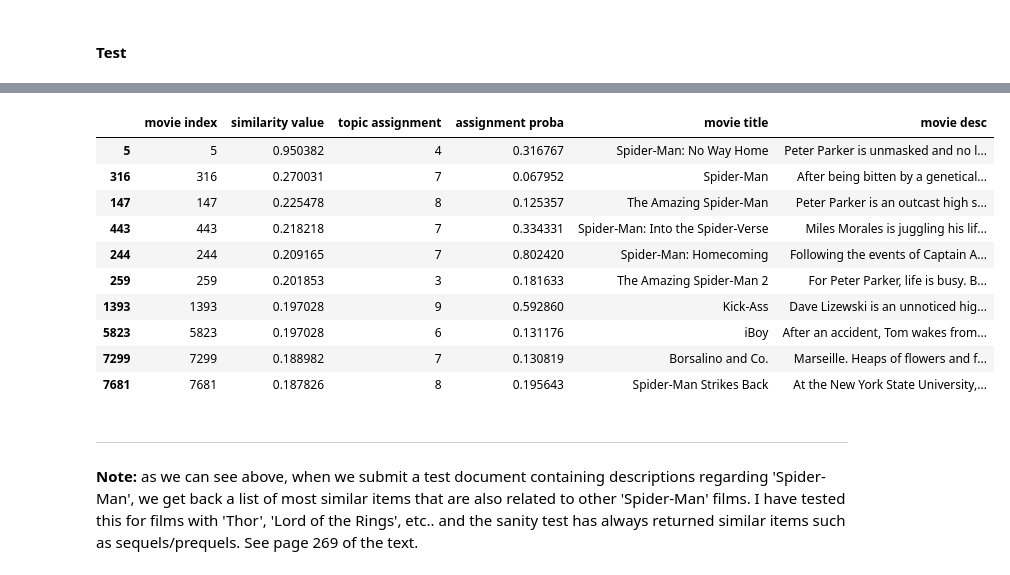
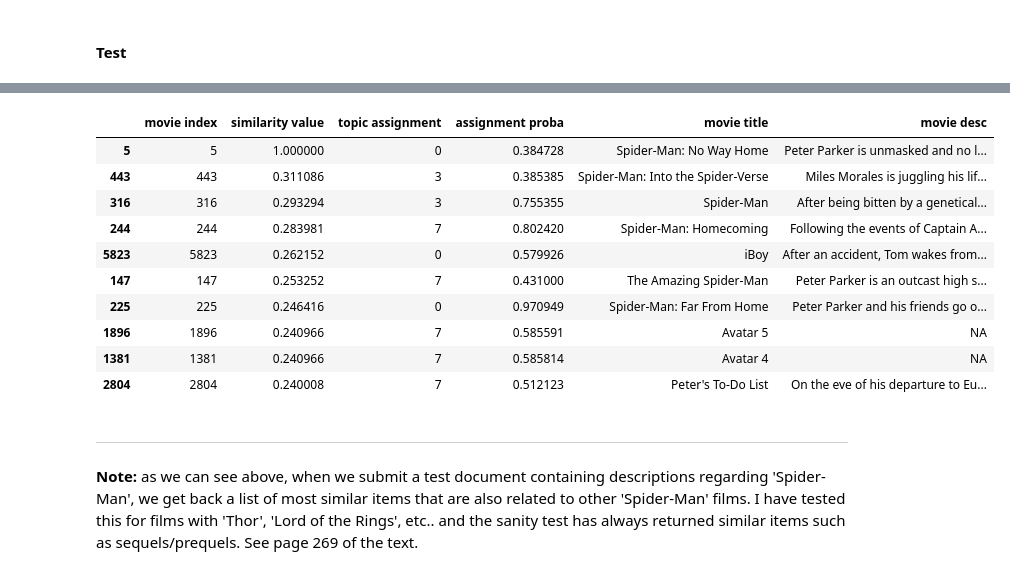
Before and after one commit to Walter-Ullon/practical_recommender_systems, a Jupyter notebook: ch10_ContentBasedFiltering/content_based_filtering.ipynb, the cells around one changed output, grey strips where cells are left out. Cells and saved outputs as stored; diff of their text form; code cells hidden in the pictures.

Commit message:
made it easier to search for test docs

```diff
--- a/ch10_ContentBasedFiltering/content_based_filtering.ipynb
+++ b/ch10_ContentBasedFiltering/content_based_filtering.ipynb
@@ -147,6 +147,37 @@ def document_cleaner_and_tokenizer(single_doc):
     # clean_text = [lemma.lemmatize(x) for x in tokenized_text if x not in stop_words]
 
     return clean_text
+# %%
+def document_cleaner_and_tokenizer(single_doc):
+    # drop/impute any vector with missing values:
+    if len(single_doc)==0:
+        single_doc = 'NA'
+
+    # define tokenizer (any word boundary):
+    tokenizer = RegexpTokenizer(r'\w+')
+
+    # import stop-words:
+    stop_words = get_stop_words('en')
+
+    # raw text to clean:
+    raw_text = single_doc
+
+    # define lemmatizer:
+    lemma = WordNetLemmatizer()
+
+    # set everything to lowercase:
+    lowercase_text = raw_text.lower()
+
+    # tokenize text into constituent parts:
+    tokenized_text = tokenizer.tokenize(lowercase_text)
+
+    # remove stop words (here, you'd stem/lemmatize too if necessary):
+    # here we also remove any token that is a single character (i.e. "he's" ---> ["he", "s"], so we drop the "s")
+    clean_text = [x for x in tokenized_text if x not in stop_words and len(x)>1]
+    # clean_text = [x for x in tokenized_text if x not in stop_words]
+    # clean_text = [lemma.lemmatize(x) for x in tokenized_text if x not in stop_words]
+
+    return clean_text
 # %%
 # document_cleaner_and_tokenizer(movie_desc_df['description'].iloc[554])
 # movie_desc_df['description'].iloc[554]
@@ -219,7 +250,7 @@ def get_corpus_topic_assignment(lda_model, corpus):
     topic_assignment = lda_model.get_document_topics(corpus)
 
     # selects the topic with highest probability:
-    top_assignment = [max(topics, key=itemgetter(0)) for topics in topic_assignment]
+    top_assignment = [max(topics, key=itemgetter(1)) for topics in topic_assignment]
 
     # splits the tuple into topic ID and its assignment probability:
     topic_id, topic_proba = map(list, zip(*top_assignment))
@@ -343,4 +375,5 @@ movie_desc_df[movie_desc_df['title'].str.contains('Spider-Man')]
 # %%
 # test document:
-movie_desc_df.iloc[[5]]
+test_doc = movie_desc_df['new_desc'].iloc[5]
+test_doc
 # %% [output]
@@ -349,17 +381,17 @@ movie_desc_df.iloc[[5]]
 # %%
-get_most_similar_items(movie_desc_df['description'].iloc[5])
+get_most_similar_items(test_doc)
 # %% [output]
 |  | movie index | similarity value | topic assignment | assignment proba | movie title | movie desc |
-| 5 | 5 | 0.950382 | 4 | 0.316767 | Spider-Man: No Way Home | Peter Parker is unmasked and no l... |
-| 316 | 316 | 0.270031 | 7 | 0.067952 | Spider-Man | After being bitten by a genetical... |
-| 147 | 147 | 0.225478 | 8 | 0.125357 | The Amazing Spider-Man | Peter Parker is an outcast high s... |
-| 443 | 443 | 0.218218 | 7 | 0.334331 | Spider-Man: Into the Spider-Verse | Miles Morales is juggling his lif... |
-| 244 | 244 | 0.209165 | 7 | 0.802420 | Spider-Man: Homecoming | Following the events of Captain A... |
-| 259 | 259 | 0.201853 | 3 | 0.181633 | The Amazing Spider-Man 2 | For Peter Parker, life is busy. B... |
-| 1393 | 1393 | 0.197028 | 9 | 0.592860 | Kick-Ass | Dave Lizewski is an unnoticed hig... |
-| 5823 | 5823 | 0.197028 | 6 | 0.131176 | iBoy | After an accident, Tom wakes from... |
-| 7299 | 7299 | 0.188982 | 7 | 0.130819 | Borsalino and Co. | Marseille. Heaps of flowers and f... |
-| 7681 | 7681 | 0.187826 | 8 | 0.195643 | Spider-Man Strikes Back | At the New York State University,... |
+| 5 | 5 | 1.000000 | 0 | 0.384728 | Spider-Man: No Way Home | Peter Parker is unmasked and no l... |
+| 443 | 443 | 0.311086 | 3 | 0.385385 | Spider-Man: Into the Spider-Verse | Miles Morales is juggling his lif... |
+| 316 | 316 | 0.293294 | 3 | 0.755355 | Spider-Man | After being bitten by a genetical... |
+| 244 | 244 | 0.283981 | 7 | 0.802420 | Spider-Man: Homecoming | Following the events of Captain A... |
+| 5823 | 5823 | 0.262152 | 0 | 0.579926 | iBoy | After an accident, Tom wakes from... |
+| 147 | 147 | 0.253252 | 7 | 0.431000 | The Amazing Spider-Man | Peter Parker is an outcast high s... |
+| 225 | 225 | 0.246416 | 0 | 0.970949 | Spider-Man: Far From Home | Peter Parker and his friends go o... |
+| 1896 | 1896 | 0.240966 | 7 | 0.585591 | Avatar 5 | NA |
+| 1381 | 1381 | 0.240966 | 7 | 0.585814 | Avatar 4 | NA |
+| 2804 | 2804 | 0.240008 | 7 | 0.512123 | Peter's To-Do List | On the eve of his departure to Eu... |
 # %% [markdown]
 ---
 **Note:** as we can see above, when we submit a test document containing descriptions regarding 'Spider-Man', we get back a list of most similar items that are also related to other 'Spider-Man' films. I have tested this for films with 'Thor', 'Lord of the Rings', etc.. and the sanity test has always returned similar items such as sequels/prequels. See page 269 of the text.
```
Also changed, not shown: parts of 3 cells of this notebook.
